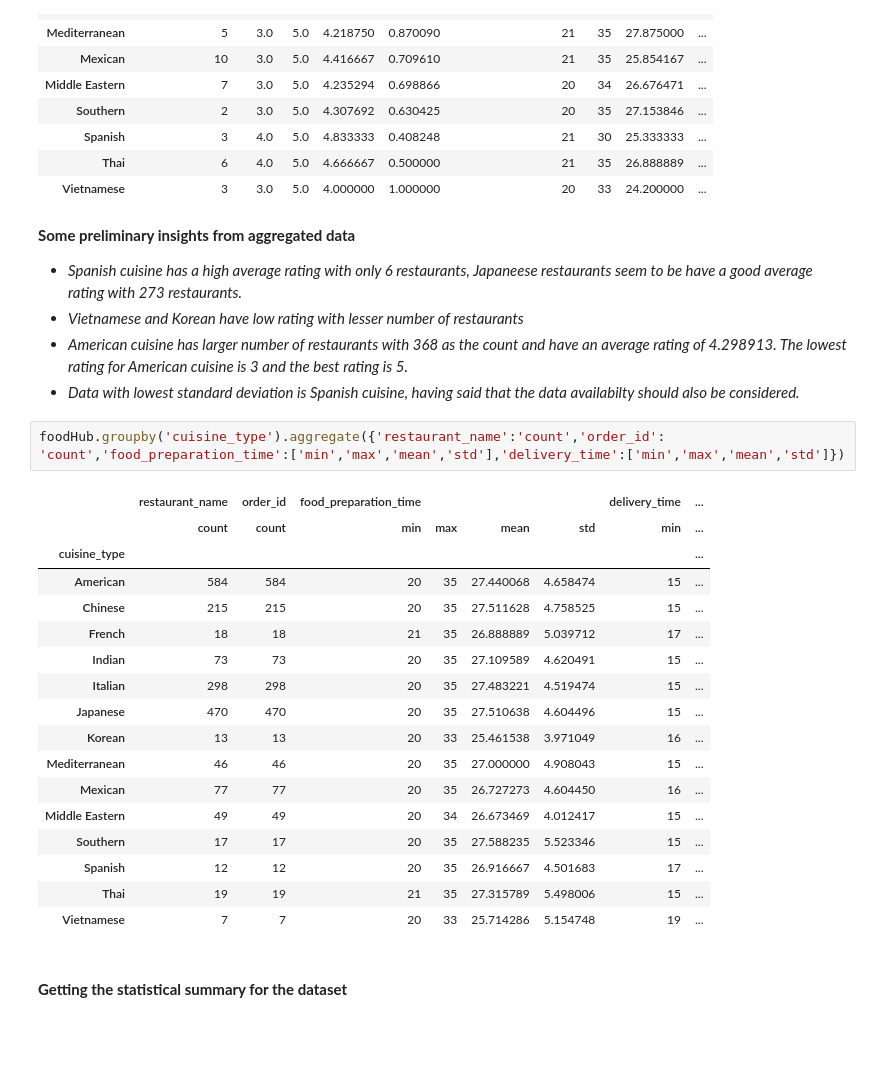
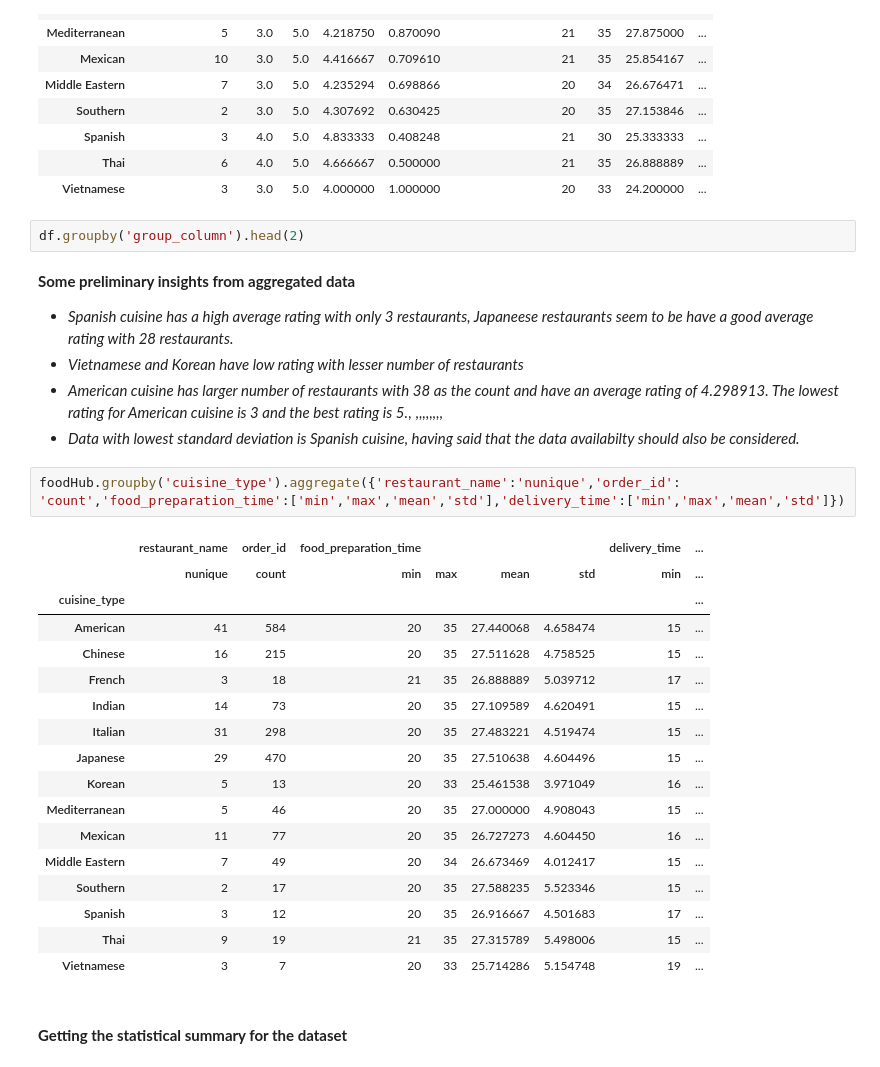
Before and after one commit to DeepakRamana/machineLearning, a Jupyter notebook: FoodHubAssignment.ipynb, the cells around one changed output. Cells and saved outputs as stored; diff of their text form; blank space fills up the shorter version.

```diff
--- a/FoodHubAssignment.ipynb
+++ b/FoodHubAssignment.ipynb
@@ -274,32 +274,34 @@ foodHubClean.groupby('cuisine_type').aggregate({'restaurant_name':'nunique','rat
 | Spanish | 3 | 4.0 | 5.0 | 4.833333 | 0.408248 | 21 | 30 | 25.333333 | ... |
 | Thai | 6 | 4.0 | 5.0 | 4.666667 | 0.500000 | 21 | 35 | 26.888889 | ... |
 | Vietnamese | 3 | 3.0 | 5.0 | 4.000000 | 1.000000 | 20 | 33 | 24.200000 | ... |
+# %%
+df.groupby('group_column').head(2)
 # %% [markdown]
 **Some preliminary insights from aggregated data**
-- *Spanish cuisine has a high average rating with only 6 restaurants, Japaneese restaurants seem to be have a good average rating with 273 restaurants.*
+- *Spanish cuisine has a high average rating with only 3 restaurants, Japaneese restaurants seem to be have a good average rating with 28 restaurants.*
 - *Vietnamese and Korean have low rating with lesser number of restaurants*
-- *American cuisine has larger number of restaurants with 368 as the count and have an average rating of 4.298913. The lowest rating for American cuisine is 3 and the best rating is 5.*
+- *American cuisine has larger number of restaurants with 38 as the count and have an average rating of 4.298913. The lowest rating for American cuisine is 3 and the best rating is 5.*, ,,,,,,,,
 - *Data with lowest standard deviation is Spanish cuisine, having said that the data availabilty should also be considered.*
 # %%
-foodHub.groupby('cuisine_type').aggregate({'restaurant_name':'count','order_id': 'count','food_preparation_time':['min','max','mean','std'],'delivery_time':['min','max','mean','std']})
+foodHub.groupby('cuisine_type').aggregate({'restaurant_name':'nunique','order_id': 'count','food_preparation_time':['min','max','mean','std'],'delivery_time':['min','max','mean','std']})
 # %% [output]
 |  | restaurant_name | order_id | food_preparation_time |  |  |  | delivery_time | ... |
-|  | count | count | min | max | mean | std | min | ... |
+|  | nunique | count | min | max | mean | std | min | ... |
 | cuisine_type |  |  |  |  |  |  |  | ... |
-| American | 584 | 584 | 20 | 35 | 27.440068 | 4.658474 | 15 | ... |
-| Chinese | 215 | 215 | 20 | 35 | 27.511628 | 4.758525 | 15 | ... |
-| French | 18 | 18 | 21 | 35 | 26.888889 | 5.039712 | 17 | ... |
-| Indian | 73 | 73 | 20 | 35 | 27.109589 | 4.620491 | 15 | ... |
-| Italian | 298 | 298 | 20 | 35 | 27.483221 | 4.519474 | 15 | ... |
-| Japanese | 470 | 470 | 20 | 35 | 27.510638 | 4.604496 | 15 | ... |
-| Korean | 13 | 13 | 20 | 33 | 25.461538 | 3.971049 | 16 | ... |
-| Mediterranean | 46 | 46 | 20 | 35 | 27.000000 | 4.908043 | 15 | ... |
-| Mexican | 77 | 77 | 20 | 35 | 26.727273 | 4.604450 | 16 | ... |
-| Middle Eastern | 49 | 49 | 20 | 34 | 26.673469 | 4.012417 | 15 | ... |
-| Southern | 17 | 17 | 20 | 35 | 27.588235 | 5.523346 | 15 | ... |
-| Spanish | 12 | 12 | 20 | 35 | 26.916667 | 4.501683 | 17 | ... |
-| Thai | 19 | 19 | 21 | 35 | 27.315789 | 5.498006 | 15 | ... |
-| Vietnamese | 7 | 7 | 20 | 33 | 25.714286 | 5.154748 | 19 | ... |
+| American | 41 | 584 | 20 | 35 | 27.440068 | 4.658474 | 15 | ... |
+| Chinese | 16 | 215 | 20 | 35 | 27.511628 | 4.758525 | 15 | ... |
+| French | 3 | 18 | 21 | 35 | 26.888889 | 5.039712 | 17 | ... |
+| Indian | 14 | 73 | 20 | 35 | 27.109589 | 4.620491 | 15 | ... |
+| Italian | 31 | 298 | 20 | 35 | 27.483221 | 4.519474 | 15 | ... |
+| Japanese | 29 | 470 | 20 | 35 | 27.510638 | 4.604496 | 15 | ... |
+| Korean | 5 | 13 | 20 | 33 | 25.461538 | 3.971049 | 16 | ... |
+| Mediterranean | 5 | 46 | 20 | 35 | 27.000000 | 4.908043 | 15 | ... |
+| Mexican | 11 | 77 | 20 | 35 | 26.727273 | 4.604450 | 16 | ... |
+| Middle Eastern | 7 | 49 | 20 | 34 | 26.673469 | 4.012417 | 15 | ... |
+| Southern | 2 | 17 | 20 | 35 | 27.588235 | 5.523346 | 15 | ... |
+| Spanish | 3 | 12 | 20 | 35 | 26.916667 | 4.501683 | 17 | ... |
+| Thai | 9 | 19 | 21 | 35 | 27.315789 | 5.498006 | 15 | ... |
+| Vietnamese | 3 | 7 | 20 | 33 | 25.714286 | 5.154748 | 19 | ... |
 # %% [markdown]
 #### **Getting the statistical summary for the dataset**
 # %%
```
